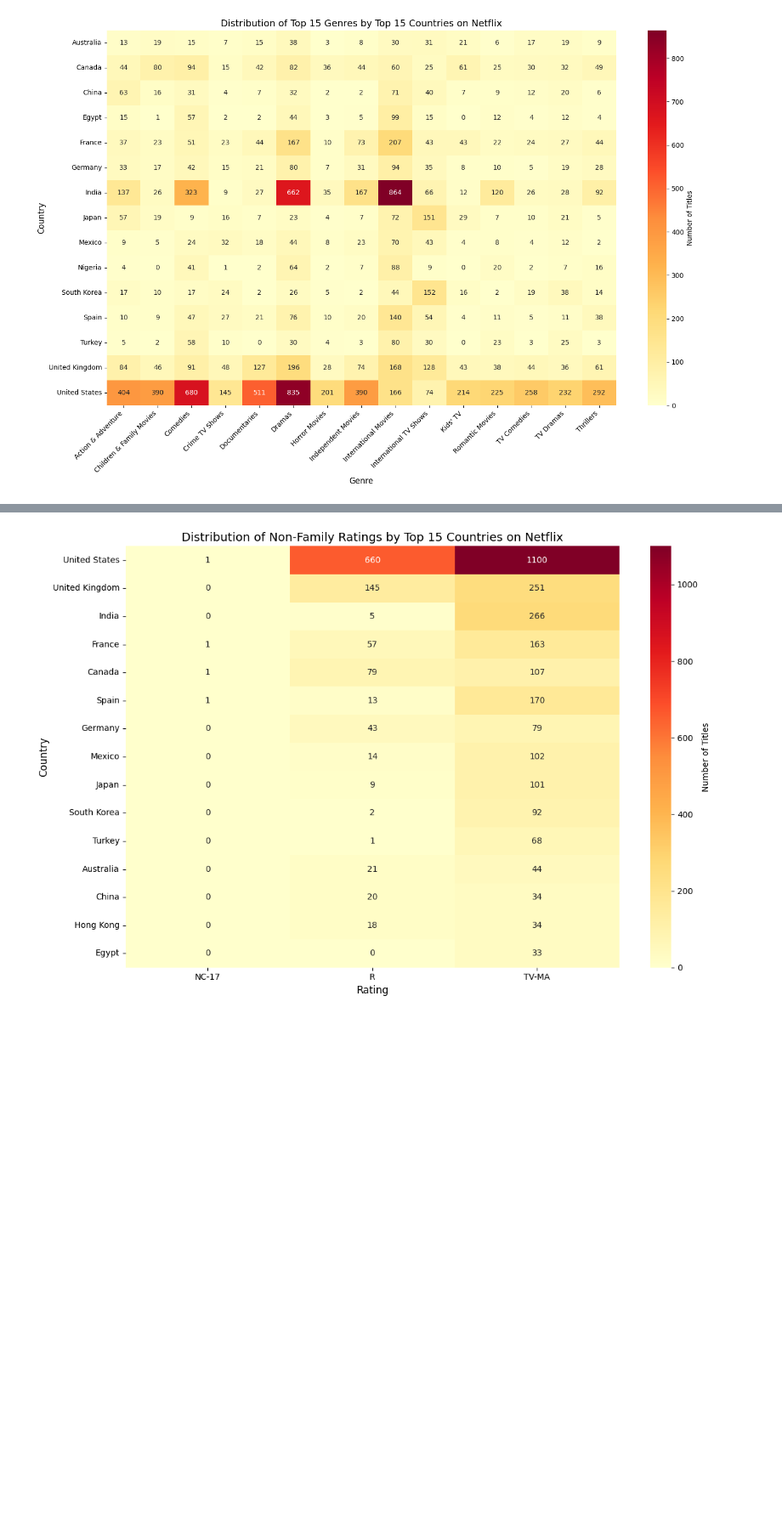
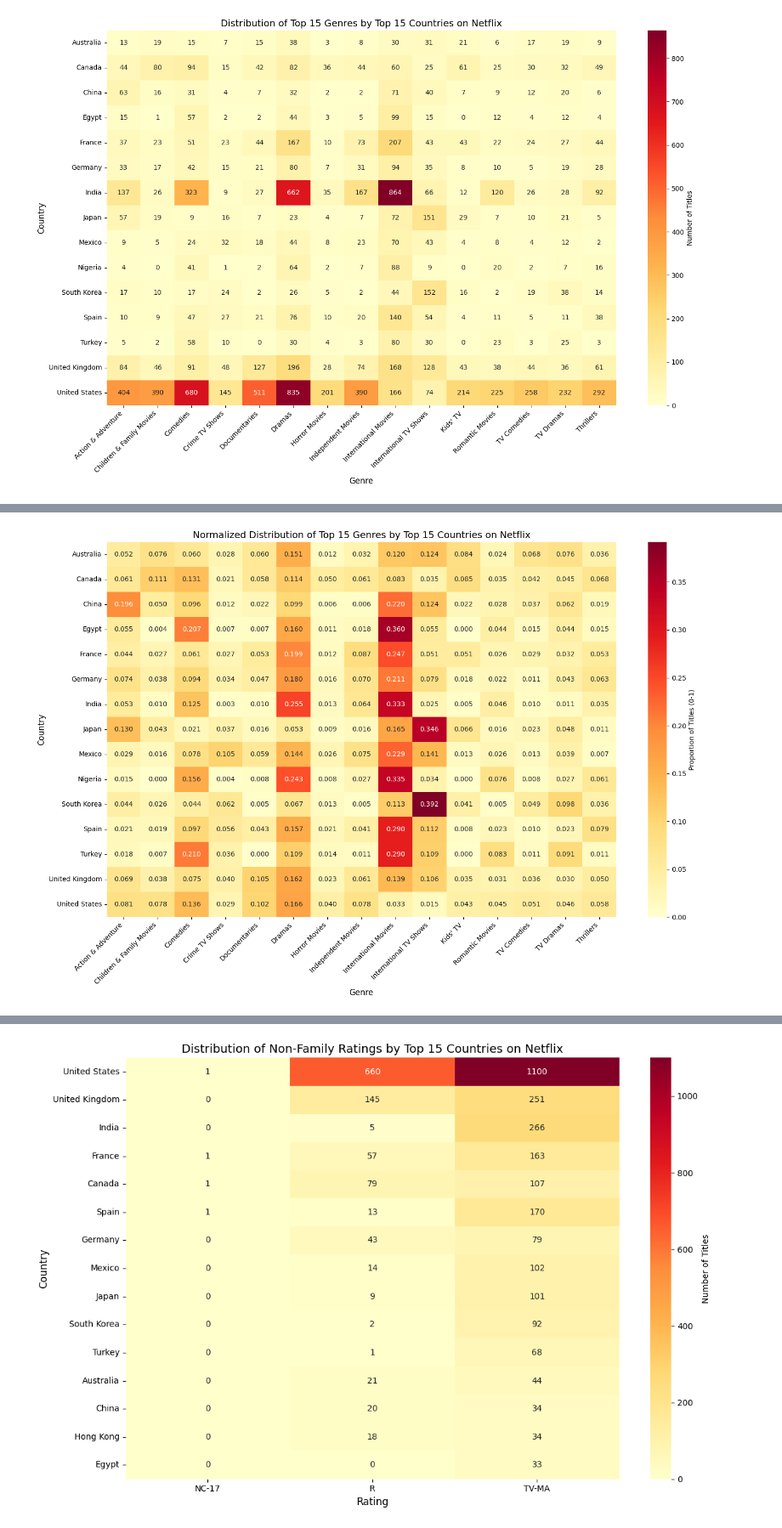
Before and after one commit to seungboAn/DATAthon, a Jupyter notebook: 김대환/joshworkspace.ipynb, the cells around one changed output, grey strips where cells are left out. Shown at 85% size. Saved outputs shown, nothing was run; the diff lists cells and outputs as text; code cells hidden in the pictures; blank space fills up the shorter version.

```diff
--- a/김대환/joshworkspace.ipynb
+++ b/김대환/joshworkspace.ipynb
@@ -531,0 +558,22 @@ plt.show()
+# %%
+# 데이터 전처리 및 매트릭스 생성 (이전 코드와 동일)
+...
+
+# 정규화 수정
+country_genre_matrix_normalized = country_genre_matrix.div(country_genre_matrix.sum(axis=1), axis=0)
+
+# 히트맵에 표시할 때 퍼센트로 변환 (100을 곱하지 않음)
+plt.figure(figsize=(15, 10))
+sns.heatmap(country_genre_matrix_normalized,
+            cmap='YlOrRd',
+            annot=True,
+            fmt='.3f',  # 소수점 3자리까지 표시
+            cbar_kws={'label': 'Proportion of Titles (0-1)'})
+plt.title('Normalized Distribution of Top 15 Genres by Top 15 Countries on Netflix', fontsize=14)
+plt.xlabel('Genre', fontsize=12)
+plt.ylabel('Country', fontsize=12)
+plt.xticks(rotation=45, ha='right')
+plt.tight_layout()
+plt.show()
+# %% [output]
+[figure, added]
```
Also changed, not shown: parts of 7 cells of this notebook.
